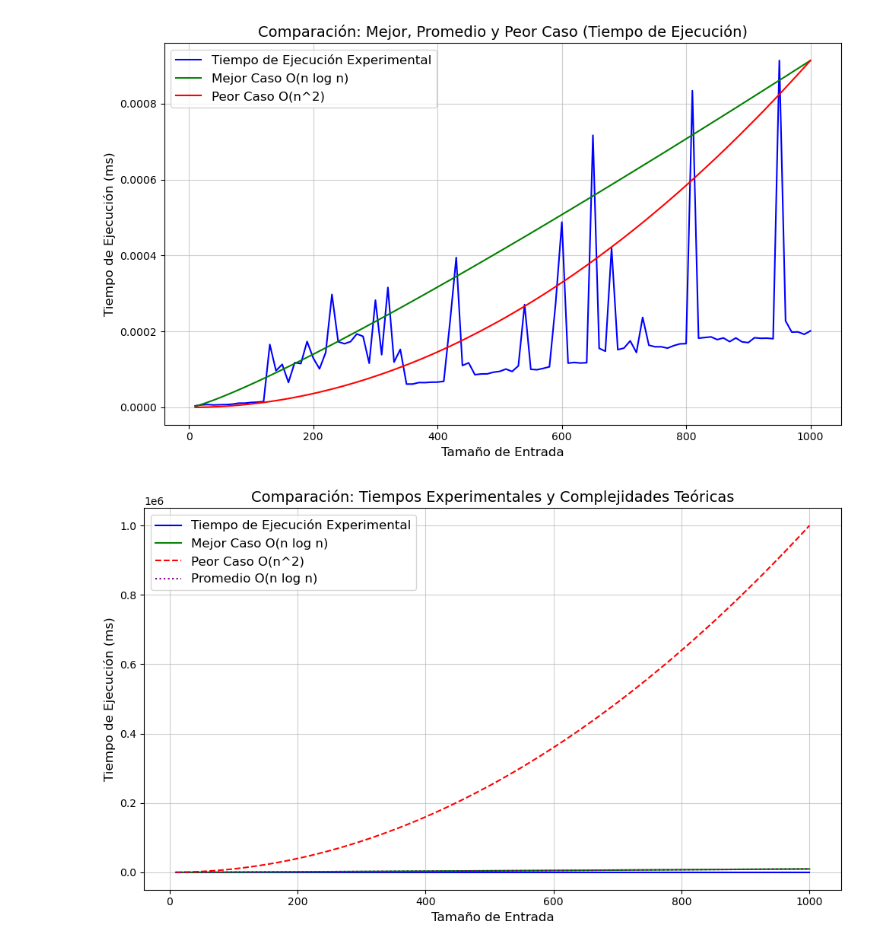
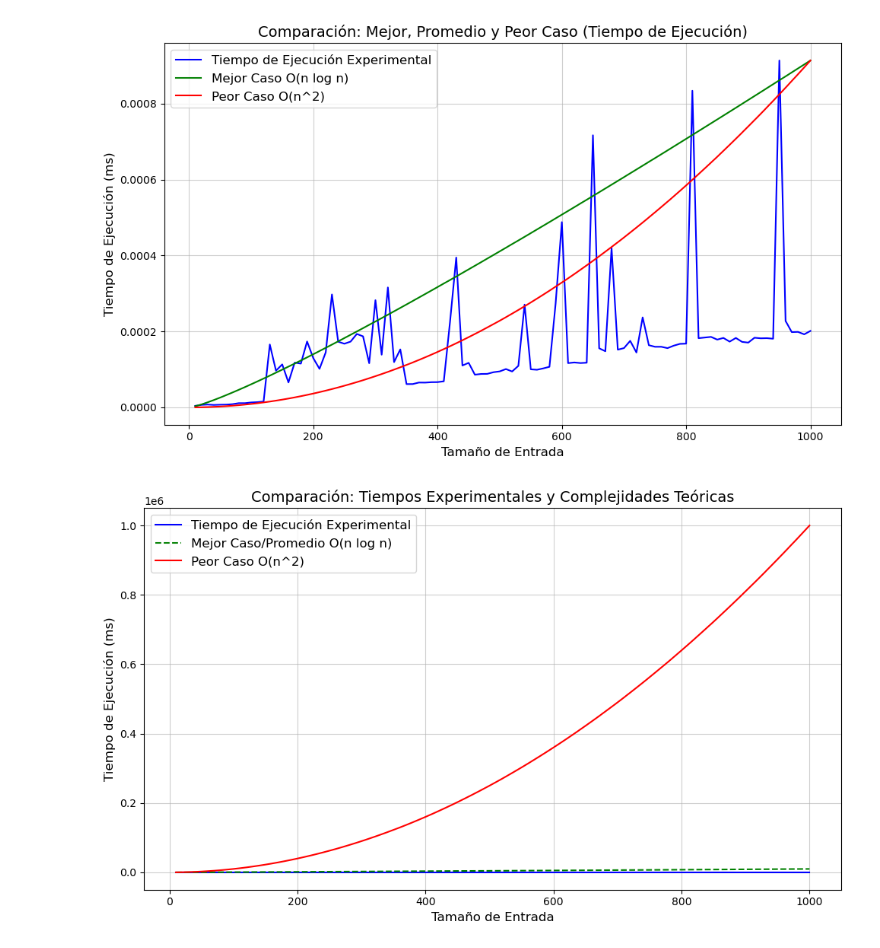
Before and after one commit to sofiaencinauba/treesort, a Jupyter notebook: Grafico_3.ipynb, the cells around one changed output. Drawn from its saved outputs; the diff is of its cells as text; code cells hidden in the pictures.

```diff
--- a/Grafico_3.ipynb
+++ b/Grafico_3.ipynb
@@ -105,36 +105,33 @@ df['n_log_n'] = df['Tamaño'] * np.log2(df['Tamaño'])  # O(n log n)
 df['n_squared'] = df['Tamaño'] ** 2  # O(n^2)
 
 # Escalar los valores teóricos para compararlos con los experimentales
 #factor_ajuste_nlogn = max(df['Tiempo(ms)']) / max(df['n_log_n'])  # Escala O(n log n)
 #factor_ajuste_n2 = max(df['Tiempo(ms)']) / max(df['n_squared'])  # Escala O(n^2)
 
 #df['n_log_n'] *= factor_ajuste_nlogn
 #df['n_squared'] *= factor_ajuste_n2
 
 # Crear el gráfico
 plt.figure(figsize=(10, 6))
 
 # Graficar Tiempo experimental vs Tamaño de entrada
 plt.plot(df['Tamaño'], df['Tiempo(ms)'], label='Tiempo de Ejecución Experimental', color='b')
 
 # Graficar mejor caso O(n log n)
-plt.plot(df['Tamaño'], df['n_log_n'], label='Mejor Caso O(n log n)', color='g', linestyle='-')
+plt.plot(df['Tamaño'], df['n_log_n'], label='Mejor Caso/Promedio O(n log n)', color='g', linestyle='--')
 
 # Graficar peor caso O(n^2)
-plt.plot(df['Tamaño'], df['n_squared'], label='Peor Caso O(n^2)', color='r', linestyle='--')
-
-# Graficar promedio O(n log n)
-plt.plot(df['Tamaño'], df['n_log_n'], label='Promedio O(n log n)', color='purple', linestyle=':')
+plt.plot(df['Tamaño'], df['n_squared'], label='Peor Caso O(n^2)', color='r', linestyle='-')
 
 # Personalización del gráfico
 plt.title("Comparación: Tiempos Experimentales y Complejidades Teóricas", fontsize=14)
 plt.xlabel("Tamaño de Entrada", fontsize=12)
 plt.ylabel("Tiempo de Ejecución (ms)", fontsize=12)
 plt.grid(True, linestyle='-', alpha=0.6)
 plt.legend(fontsize=12)
 plt.tight_layout()
 
 # Mostrar gráfico
 plt.show()
 # %% [output]
-[figure, old version]
+[figure, new version]
```
